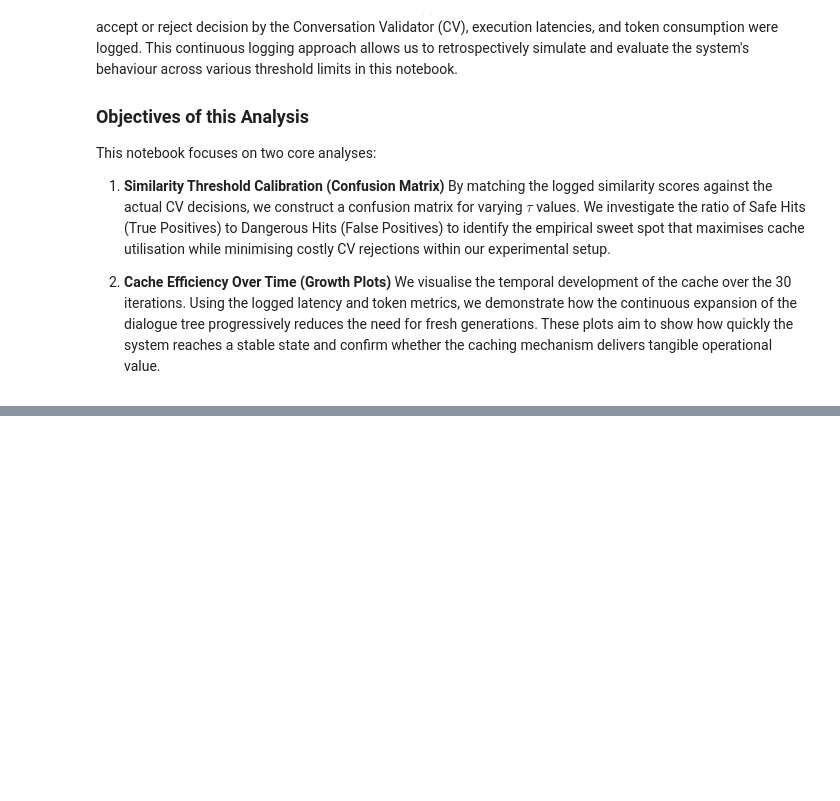
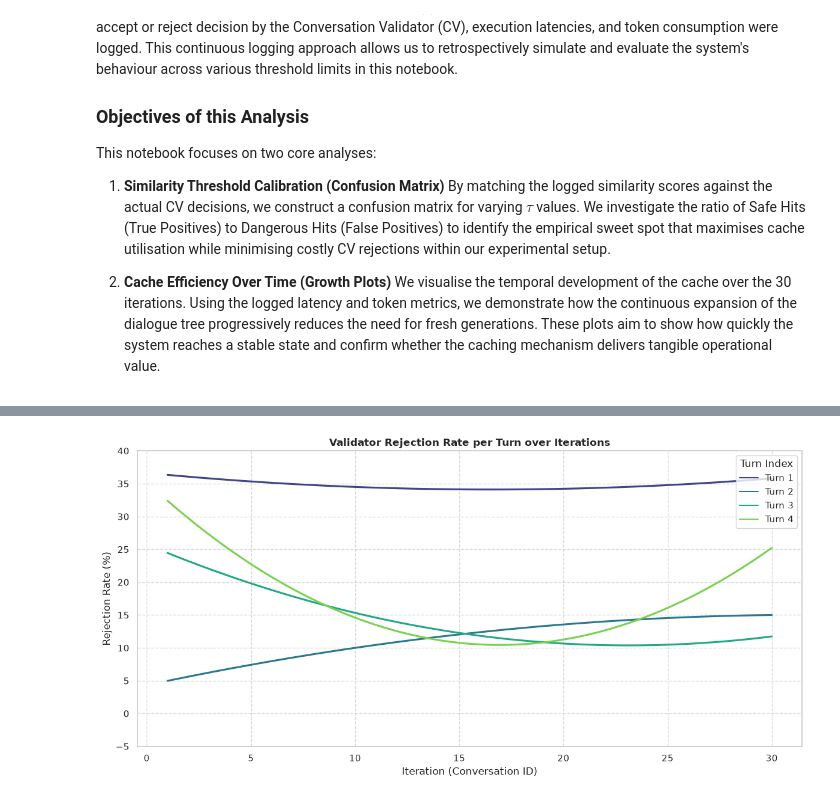
Before and after one commit to Daniel-Innsbruck/masterarbeit, a Jupyter notebook: phase_1_validation/caching_efficiency/cache_efficiency_analysis.ipynb, the cells around one changed output, grey strips where cells are left out. Drawn from its saved outputs; the diff is of its cells as text; code cells hidden in the pictures; blank space fills up the shorter version.

```diff
--- a/phase_1_validation/caching_efficiency/cache_efficiency_analysis.ipynb
+++ b/phase_1_validation/caching_efficiency/cache_efficiency_analysis.ipynb
@@ -130,0 +183,34 @@ Passing `palette` without assigning `hue` is deprecated and will be removed in v
+# %%
+df_validatable = df[df['cache_available'].isin([True, 'True', 1, 1.0])].copy()
+df_validatable['validator_passed_num'] = pd.to_numeric(df_validatable['validator_passed'], errors='coerce')
+df_clean = df_validatable.dropna(subset=['validator_passed_num', 'turn_index'])
+
+df_clean['rejected'] = (df_clean['validator_passed_num'] == 0).astype(int) * 100
+
+plt.figure(figsize=(12, 6))
+
+import matplotlib.lines as mlines
+
+handles = []
+for idx, turn in enumerate(sorted(df_clean['turn_index'].unique())):
+    subset = df_clean[df_clean['turn_index'] == turn]
+    color = sns.color_palette('viridis', len(df_clean['turn_index'].unique()))[idx]
+    sns.regplot(
+        x='conversation_id', y='rejected', data=subset,
+        scatter=False, color=color,
+        line_kws={}, order=2, ci=None
+    )
+    handles.append(mlines.Line2D([], [], color=color, label=f'Turn {int(turn)}'))
+
+plt.legend(handles=handles, title='Turn Index', loc='upper right')
+
+plt.title('Validator Rejection Rate per Turn over Iterations', fontweight='bold')
+plt.xlabel('Iteration (Conversation ID)')
+plt.ylabel('Rejection Rate (%)')
+plt.ylim(-5, 40)
+plt.grid(True, linestyle='--', alpha=0.7)
+plt.tight_layout()
+plt.savefig('rejection_rate_per_turn.pdf')
+plt.show()
+# %% [output]
+[figure, added]
```
Also changed, not shown: parts of 9 cells of this notebook, 9 other files.
